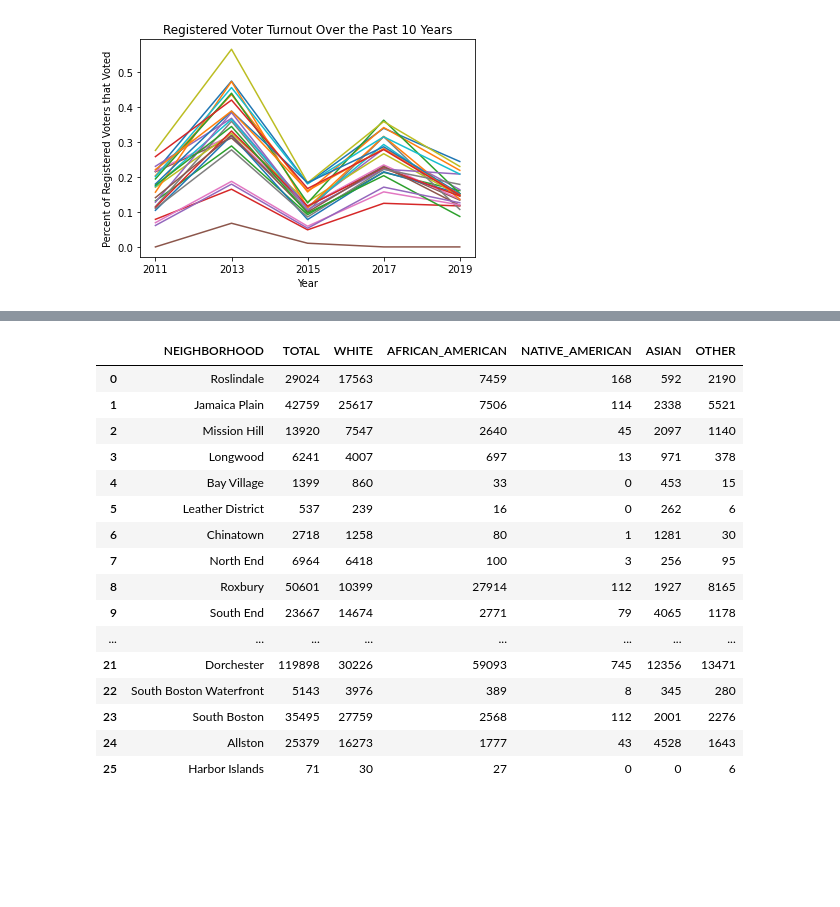
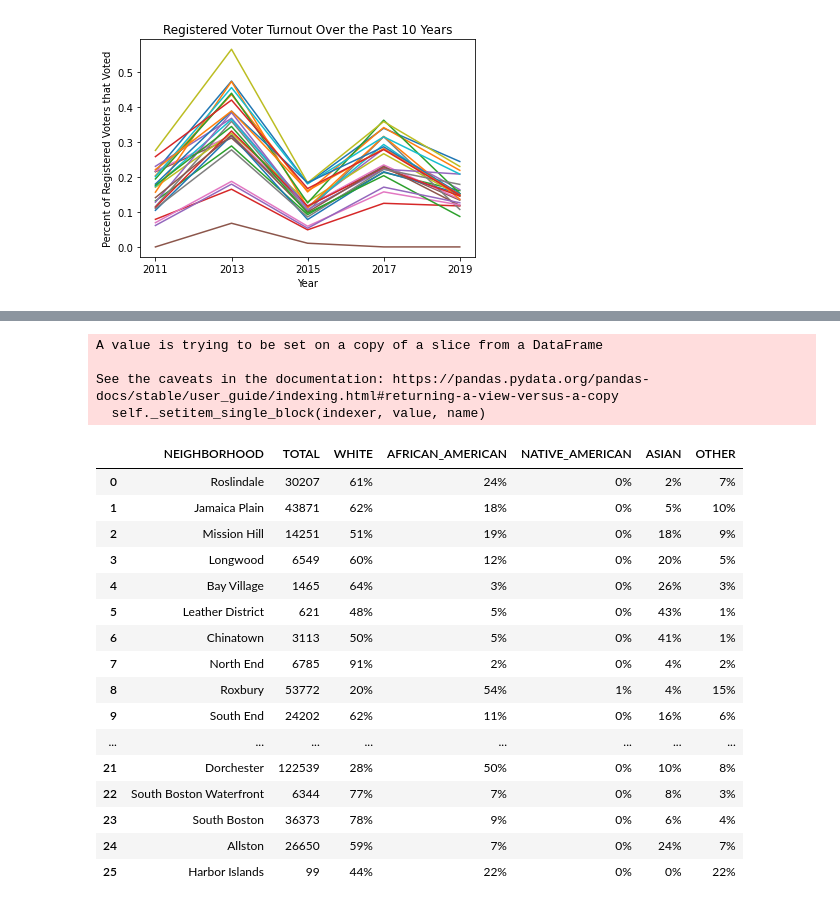
Before and after one commit to yagevlevi/BaystateBanner_Spark, a Jupyter notebook: Voting Patterns/Precincts_To_Neighborhoods.ipynb, the cells around one changed output, grey strips where cells are left out. Drawn from its saved outputs; the diff is of its cells as text; code cells hidden in the pictures; blank space fills up the shorter version.

```diff
--- a/Voting Patterns/Precincts_To_Neighborhoods.ipynb
+++ b/Voting Patterns/Precincts_To_Neighborhoods.ipynb
@@ -756,3 +756,5 @@ plt.show
 # %%
 df1015 = pd.read_csv('Precinct_Demographics_Based_On_2011-15_ACS_Census_Data.csv')
 df1519 = pd.read_csv('Precinct_Demographics_Based_On_2015-19_ACS_Census_Data.csv')
+df1015 = df1015.drop('Unnamed: 0', axis=1)
+df1519 = df1519.drop('Unnamed: 0', axis=1)
@@ -794,23 +812,0 @@ for i in range(len(neigh1015)):
-# %%
-for c in neigh1015.columns:
-    if c != 'NEIGHBORHOOD':
-        neigh1015[c] = neigh1015[c].round().astype(int)
-neigh1015
-# %% [output]
-|  | NEIGHBORHOOD | TOTAL | WHITE | AFRICAN_AMERICAN | NATIVE_AMERICAN | ASIAN | OTHER |
-| 0 | Roslindale | 29024 | 17563 | 7459 | 168 | 592 | 2190 |
-| 1 | Jamaica Plain | 42759 | 25617 | 7506 | 114 | 2338 | 5521 |
-| 2 | Mission Hill | 13920 | 7547 | 2640 | 45 | 2097 | 1140 |
-| 3 | Longwood | 6241 | 4007 | 697 | 13 | 971 | 378 |
-| 4 | Bay Village | 1399 | 860 | 33 | 0 | 453 | 15 |
-| 5 | Leather District | 537 | 239 | 16 | 0 | 262 | 6 |
-| 6 | Chinatown | 2718 | 1258 | 80 | 1 | 1281 | 30 |
-| 7 | North End | 6964 | 6418 | 100 | 3 | 256 | 95 |
-| 8 | Roxbury | 50601 | 10399 | 27914 | 112 | 1927 | 8165 |
-| 9 | South End | 23667 | 14674 | 2771 | 79 | 4065 | 1178 |
-| ... | ... | ... | ... | ... | ... | ... | ... |
-| 21 | Dorchester | 119898 | 30226 | 59093 | 745 | 12356 | 13471 |
-| 22 | South Boston Waterfront | 5143 | 3976 | 389 | 8 | 345 | 280 |
-| 23 | South Boston | 35495 | 27759 | 2568 | 112 | 2001 | 2276 |
-| 24 | Allston | 25379 | 16273 | 1777 | 43 | 4528 | 1643 |
-| 25 | Harbor Islands | 71 | 30 | 27 | 0 | 0 | 6 |
@@ -816,0 +815,52 @@ neigh1015
+# %%
+neigh1519 = pd.DataFrame(0, index=np.arange(len(neighborhoods['Name'])),
+                        columns=df1519.columns[1:])
+neigh1519.insert(0, 'NEIGHBORHOOD', neighborhoods['Name'])
+
+for i in range(len(neigh1519)):
+    neighb = neigh1519['NEIGHBORHOOD'].loc[i]
+    temp = props2[['WARD_PRECI', neighb]]
+    for n in range(len(temp)):
+        if temp[neighb].loc[n] != 0:
+            dec = temp[neighb].loc[n]
+            filt = df1519['WARD_PRECI'] == temp['WARD_PRECI'].loc[n]
+            neigh1519['TOTAL'].iloc[i] += df1519[filt]['TOTAL'] * dec
+            neigh1519['WHITE'].iloc[i] += df1519[filt]['WHITE'] * dec
+            neigh1519['AFRICAN_AMERICAN'].iloc[i] += df1519[filt]['AFRICAN_AMERICAN'] * dec
+            neigh1519['NATIVE_AMERICAN'].iloc[i] += df1519[filt]['NATIVE_AMERICAN'] * dec
+            neigh1519['ASIAN'].iloc[i] += df1519[filt]['ASIAN'] * dec
+            neigh1519['OTHER'].iloc[i] += df1519[filt]['OTHER'] * dec
+
+for c in neigh1519.columns:
+    if c != 'NEIGHBORHOOD':
+        neigh1519[c] = neigh1519[c].round().astype(int)
+
+cols = list(neigh1519.columns)[2:]
+
+for c in cols:
+    for i in range(len(neigh1519)):
+        neigh1519.loc[i, c] = "{:.0%}".format(neigh1519.loc[i, c]/neigh1519.loc[i, 'TOTAL'])
+
+neigh1519
+# %% [output]
+A value is trying to be set on a copy of a slice from a DataFrame
+
+See the caveats in the documentation: https://pandas.pydata.org/pandas-docs/stable/user_guide/indexing.html#returning-a-view-versus-a-copy
+  self._setitem_single_block(indexer, value, name)
+|  | NEIGHBORHOOD | TOTAL | WHITE | AFRICAN_AMERICAN | NATIVE_AMERICAN | ASIAN | OTHER |
+| 0 | Roslindale | 30207 | 61% | 24% | 0% | 2% | 7% |
+| 1 | Jamaica Plain | 43871 | 62% | 18% | 0% | 5% | 10% |
+| 2 | Mission Hill | 14251 | 51% | 19% | 0% | 18% | 9% |
+| 3 | Longwood | 6549 | 60% | 12% | 0% | 20% | 5% |
+| 4 | Bay Village | 1465 | 64% | 3% | 0% | 26% | 3% |
+| 5 | Leather District | 621 | 48% | 5% | 0% | 43% | 1% |
+| 6 | Chinatown | 3113 | 50% | 5% | 0% | 41% | 1% |
+| 7 | North End | 6785 | 91% | 2% | 0% | 4% | 2% |
+| 8 | Roxbury | 53772 | 20% | 54% | 1% | 4% | 15% |
+| 9 | South End | 24202 | 62% | 11% | 0% | 16% | 6% |
+| ... | ... | ... | ... | ... | ... | ... | ... |
+| 21 | Dorchester | 122539 | 28% | 50% | 0% | 10% | 8% |
+| 22 | South Boston Waterfront | 6344 | 77% | 7% | 0% | 8% | 3% |
+| 23 | South Boston | 36373 | 78% | 9% | 0% | 6% | 4% |
+| 24 | Allston | 26650 | 59% | 7% | 0% | 24% | 7% |
+| 25 | Harbor Islands | 99 | 44% | 22% | 0% | 0% | 22% |
```
Also changed, not shown: parts of 5 cells of this notebook, 15 other files.
